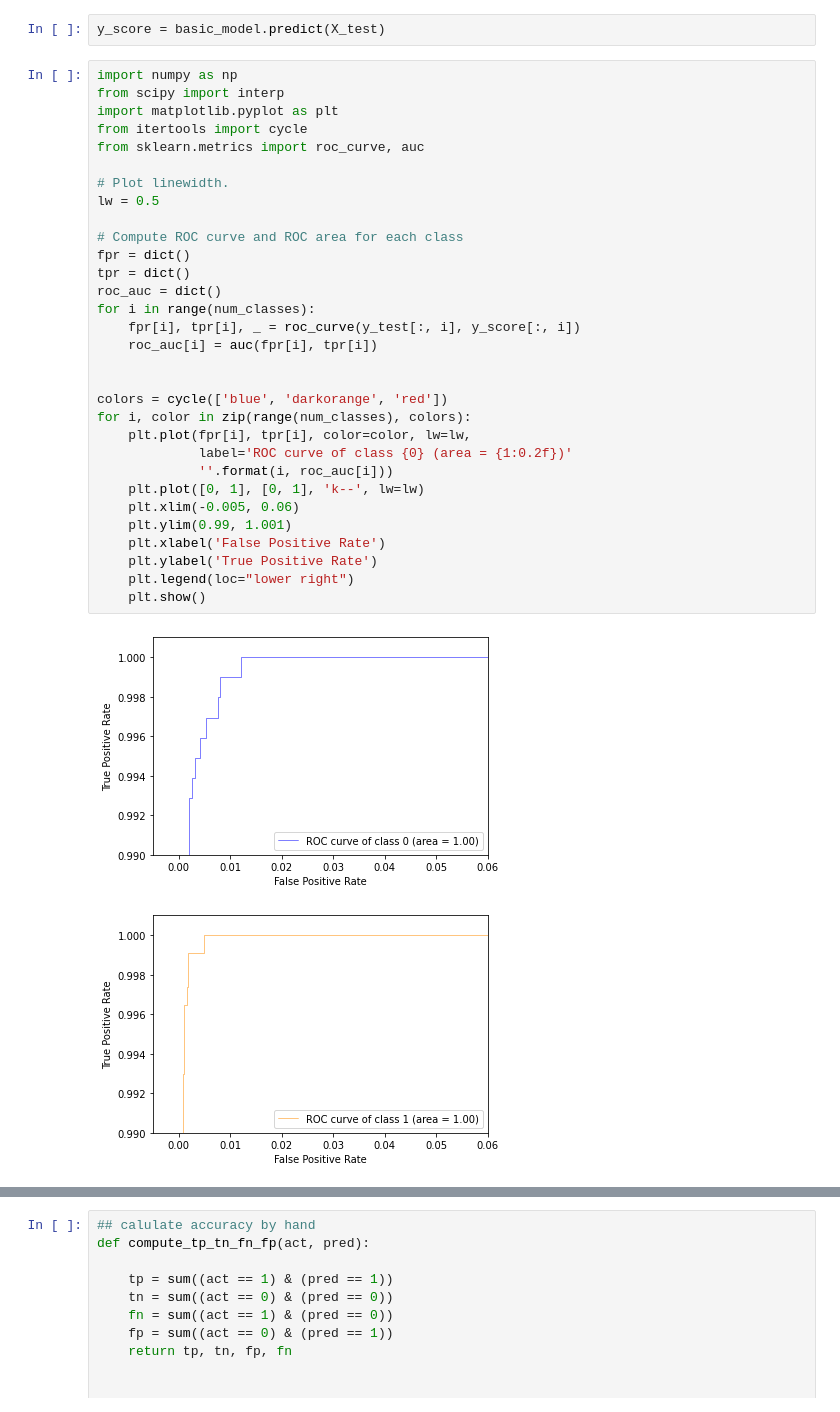
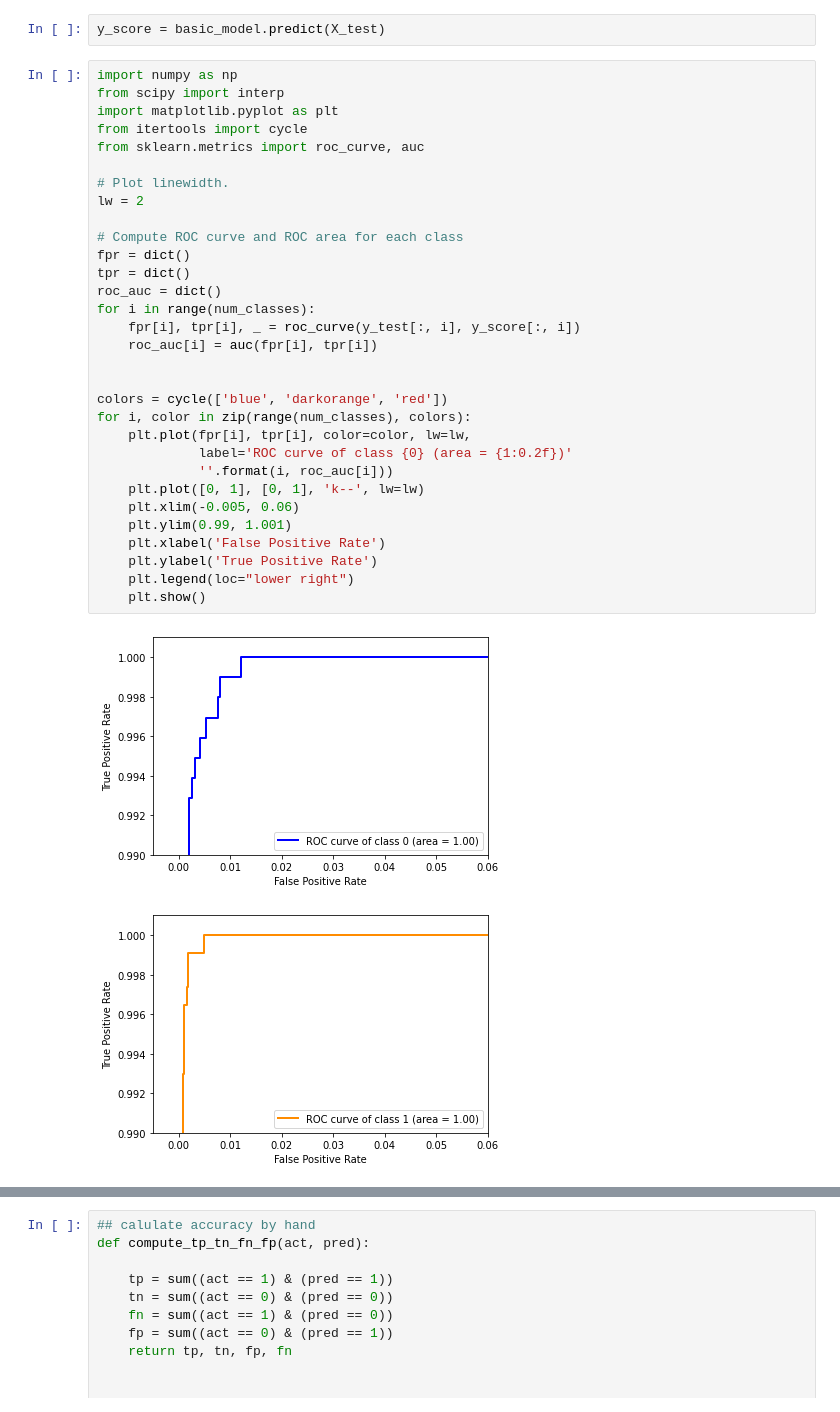
Before and after one commit to VMBoehm/N3AS_Project_Malika, a Jupyter notebook: 2_MINST_ROC.ipynb, the cells around one changed output, grey strips where cells are left out. Saved outputs shown, nothing was run; the diff lists cells and outputs as text.

```diff
--- a/2_MINST_ROC.ipynb
+++ b/2_MINST_ROC.ipynb
@@ -100,33 +100,33 @@ y_score = basic_model.predict(X_test)
 import numpy as np
 from scipy import interp
 import matplotlib.pyplot as plt
 from itertools import cycle
 from sklearn.metrics import roc_curve, auc
 
 # Plot linewidth.
-lw = 0.5
+lw = 2
 
 # Compute ROC curve and ROC area for each class
 fpr = dict()
 tpr = dict()
 roc_auc = dict()
 for i in range(num_classes):
     fpr[i], tpr[i], _ = roc_curve(y_test[:, i], y_score[:, i])
     roc_auc[i] = auc(fpr[i], tpr[i])
 
 
 colors = cycle(['blue', 'darkorange', 'red'])
 for i, color in zip(range(num_classes), colors):
     plt.plot(fpr[i], tpr[i], color=color, lw=lw,
              label='ROC curve of class {0} (area = {1:0.2f})'
              ''.format(i, roc_auc[i]))
     plt.plot([0, 1], [0, 1], 'k--', lw=lw)
     plt.xlim(-0.005, 0.06)
     plt.ylim(0.99, 1.001)
     plt.xlabel('False Positive Rate')
     plt.ylabel('True Positive Rate')
     plt.legend(loc="lower right")
     plt.show()
 # %% [output]
-[figure, old version]
+[figure, new version]
-[figure, old version]
+[figure, new version]
```
Also changed, not shown: parts of 2 cells of this notebook.
